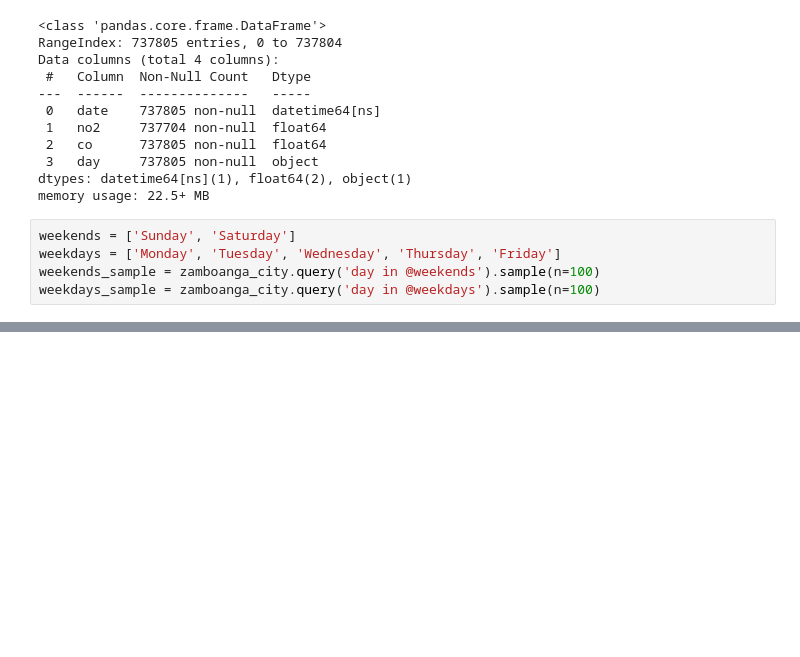
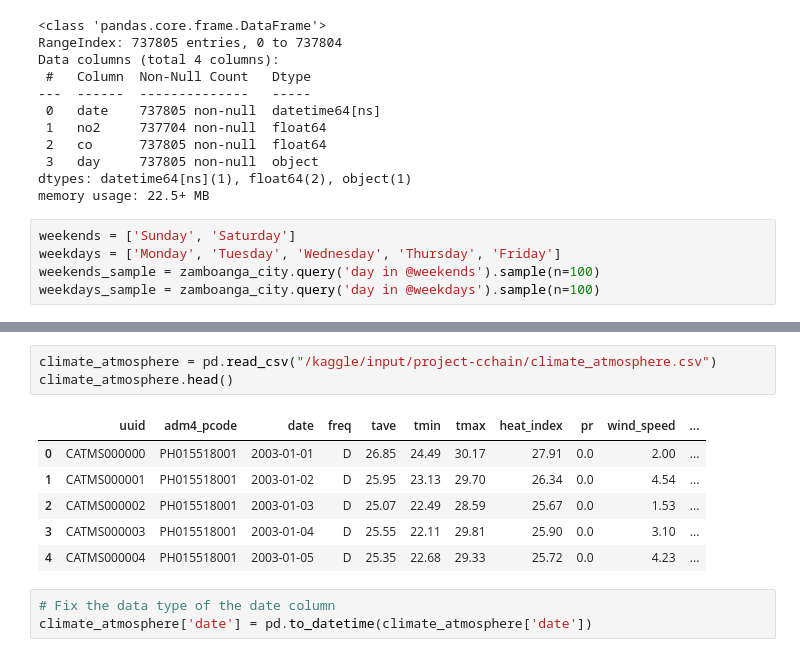
Before and after one commit to rxphaelbihag/Python-Data-Analysis-Case-Studies, a Jupyter notebook: Air Quality Philippines.ipynb, the cells around one changed output, grey strips where cells are left out. Cells and saved outputs as stored; diff of their text form; blank space fills up the shorter version.

```diff
--- a/Air Quality Philippines.ipynb
+++ b/Air Quality Philippines.ipynb
@@ -364,0 +430,13 @@ NO2 normality violated! 1.7879711941306943e-07
+# %%
+climate_atmosphere = pd.read_csv("/kaggle/input/project-cchain/climate_atmosphere.csv")
+climate_atmosphere.head()
+# %% [output]
+|  | uuid | adm4_pcode | date | freq | tave | tmin | tmax | heat_index | pr | wind_speed | ... |
+| 0 | CATMS000000 | PH015518001 | 2003-01-01 | D | 26.85 | 24.49 | 30.17 | 27.91 | 0.0 | 2.00 | ... |
+| 1 | CATMS000001 | PH015518001 | 2003-01-02 | D | 25.95 | 23.13 | 29.70 | 26.34 | 0.0 | 4.54 | ... |
+| 2 | CATMS000002 | PH015518001 | 2003-01-03 | D | 25.07 | 22.49 | 28.59 | 25.67 | 0.0 | 1.53 | ... |
+| 3 | CATMS000003 | PH015518001 | 2003-01-04 | D | 25.55 | 22.11 | 29.81 | 25.90 | 0.0 | 3.10 | ... |
+| 4 | CATMS000004 | PH015518001 | 2003-01-05 | D | 25.35 | 22.68 | 29.33 | 25.72 | 0.0 | 4.23 | ... |
+# %%
+# Fix the data type of the date column
+climate_atmosphere['date'] = pd.to_datetime(climate_atmosphere['date'])
```
Also changed, not shown: parts of 32 cells of this notebook.
